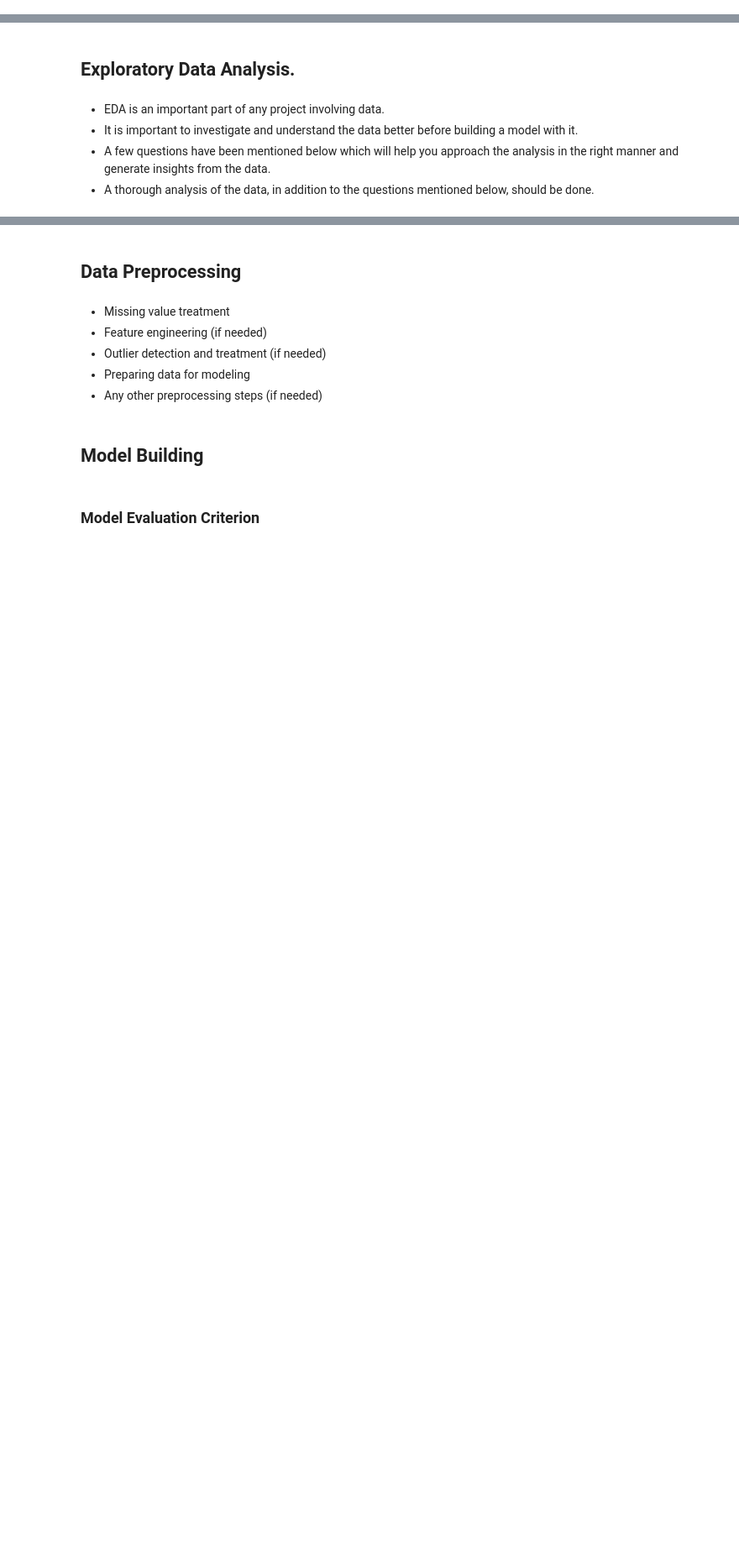
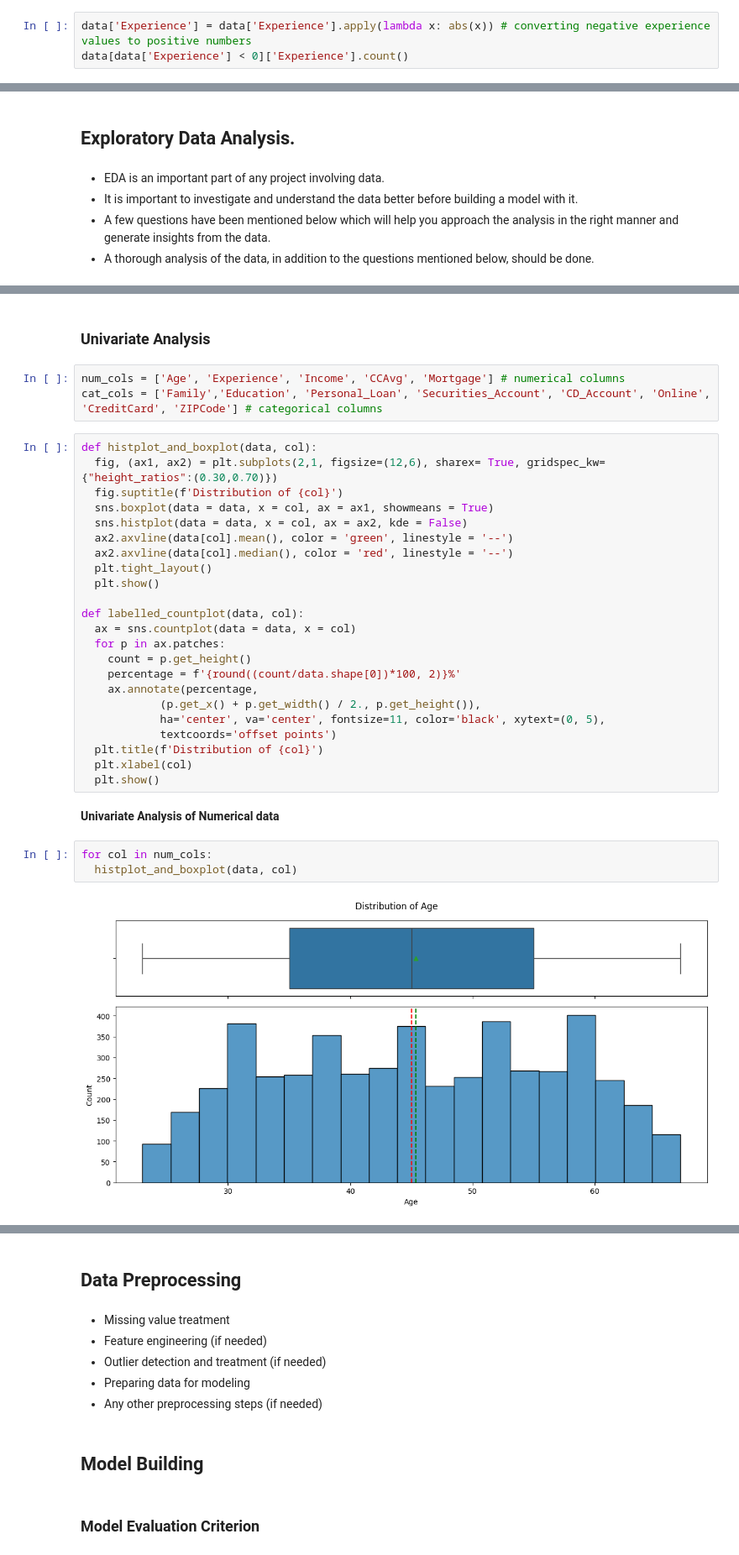
Before and after one commit to sheikhomer/PersonalLoanCampaignModel, a Jupyter notebook: AIML_ML_Project_full_code_notebook.ipynb, the cells around one changed output, grey strips where cells are left out. Shown at 84% size. Drawn from its saved outputs; the diff is of its cells as text; blank space fills up the shorter version.

```diff
--- a/AIML_ML_Project_full_code_notebook.ipynb
+++ b/AIML_ML_Project_full_code_notebook.ipynb
@@ -182,3 +192,6 @@ data.head() # checking the first 5 rows of the data
 | 2 | 39 | 15 | 11 | 94720 | 1 | 1.0 | 1 | 0 | 0 | ... |
 | 3 | 35 | 9 | 100 | 94112 | 1 | 2.7 | 2 | 0 | 0 | ... |
 | 4 | 35 | 8 | 45 | 91330 | 4 | 1.0 | 2 | 0 | 0 | ... |
+# %%
+data['Experience'] = data['Experience'].apply(lambda x: abs(x)) # converting negative experience values to positive numbers
+data[data['Experience'] < 0]['Experience'].count()
@@ -197,3 +231,38 @@ data.head() # checking the first 5 rows of the data
 3. What are the attributes that have a strong correlation with the target attribute (personal loan)?
 4. How does a customer's interest in purchasing a loan vary with their age?
 5. How does a customer's interest in purchasing a loan vary with their education?
+# %% [markdown]
+### Univariate Analysis
+# %%
+num_cols = ['Age', 'Experience', 'Income', 'CCAvg', 'Mortgage'] # numerical columns
+cat_cols = ['Family','Education', 'Personal_Loan', 'Securities_Account', 'CD_Account', 'Online', 'CreditCard', 'ZIPCode'] # categorical columns
+# %%
+def histplot_and_boxplot(data, col):
+  fig, (ax1, ax2) = plt.subplots(2,1, figsize=(12,6), sharex= True, gridspec_kw={"height_ratios":(0.30,0.70)})
+  fig.suptitle(f'Distribution of {col}')
+  sns.boxplot(data = data, x = col, ax = ax1, showmeans = True)
+  sns.histplot(data = data, x = col, ax = ax2, kde = False)
+  ax2.axvline(data[col].mean(), color = 'green', linestyle = '--')
+  ax2.axvline(data[col].median(), color = 'red', linestyle = '--')
+  plt.tight_layout()
+  plt.show()
+
+def labelled_countplot(data, col):
+  ax = sns.countplot(data = data, x = col)
+  for p in ax.patches:
+    count = p.get_height()
+    percentage = f'{round((count/data.shape[0])*100, 2)}%'
+    ax.annotate(percentage,
+            (p.get_x() + p.get_width() / 2., p.get_height()),
+            ha='center', va='center', fontsize=11, color='black', xytext=(0, 5),
+            textcoords='offset points')
+  plt.title(f'Distribution of {col}')
+  plt.xlabel(col)
+  plt.show()
+# %% [markdown]
+**Univariate Analysis of Numerical data**
+# %%
+for col in num_cols:
+  histplot_and_boxplot(data, col)
+# %% [output]
+[figure, added]
```
Also changed, not shown: parts of 32 cells of this notebook.
